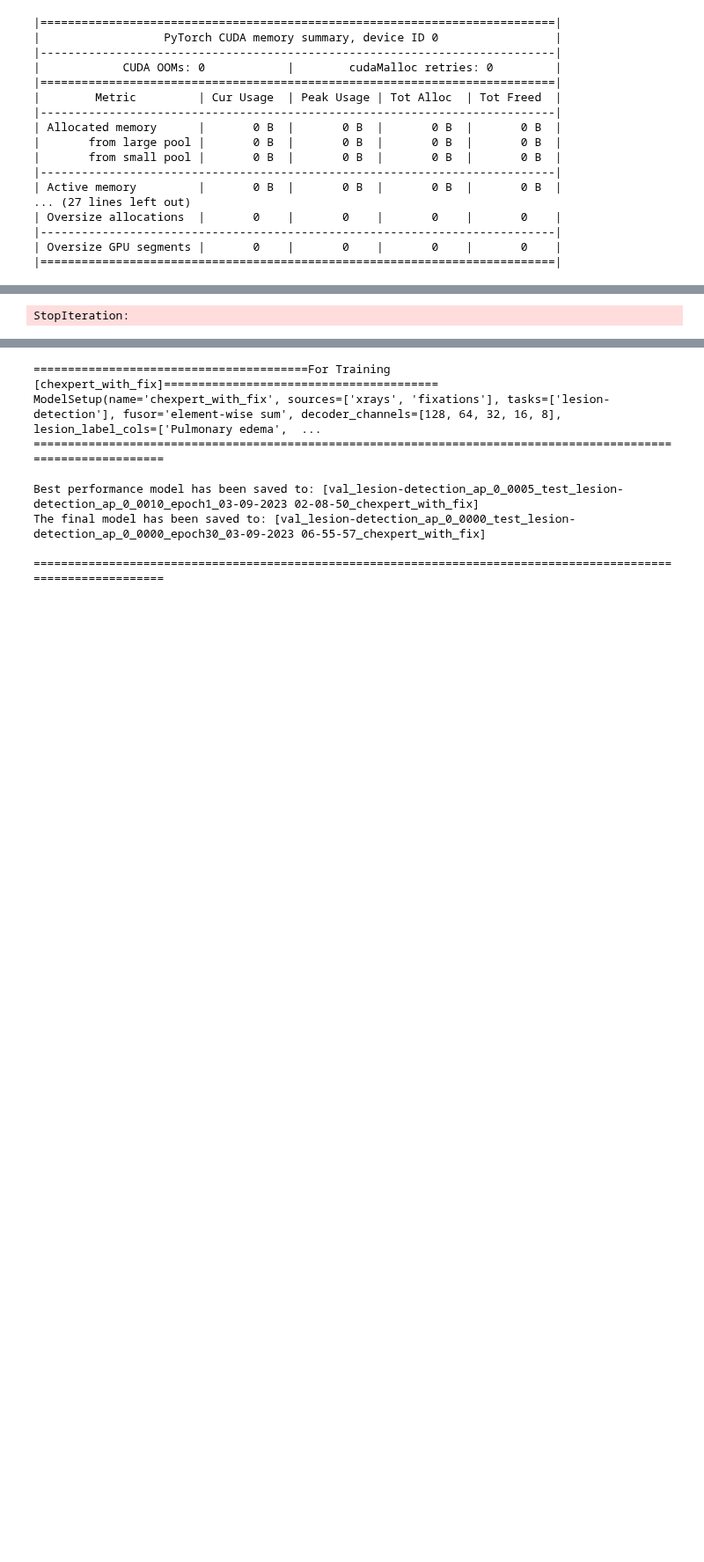
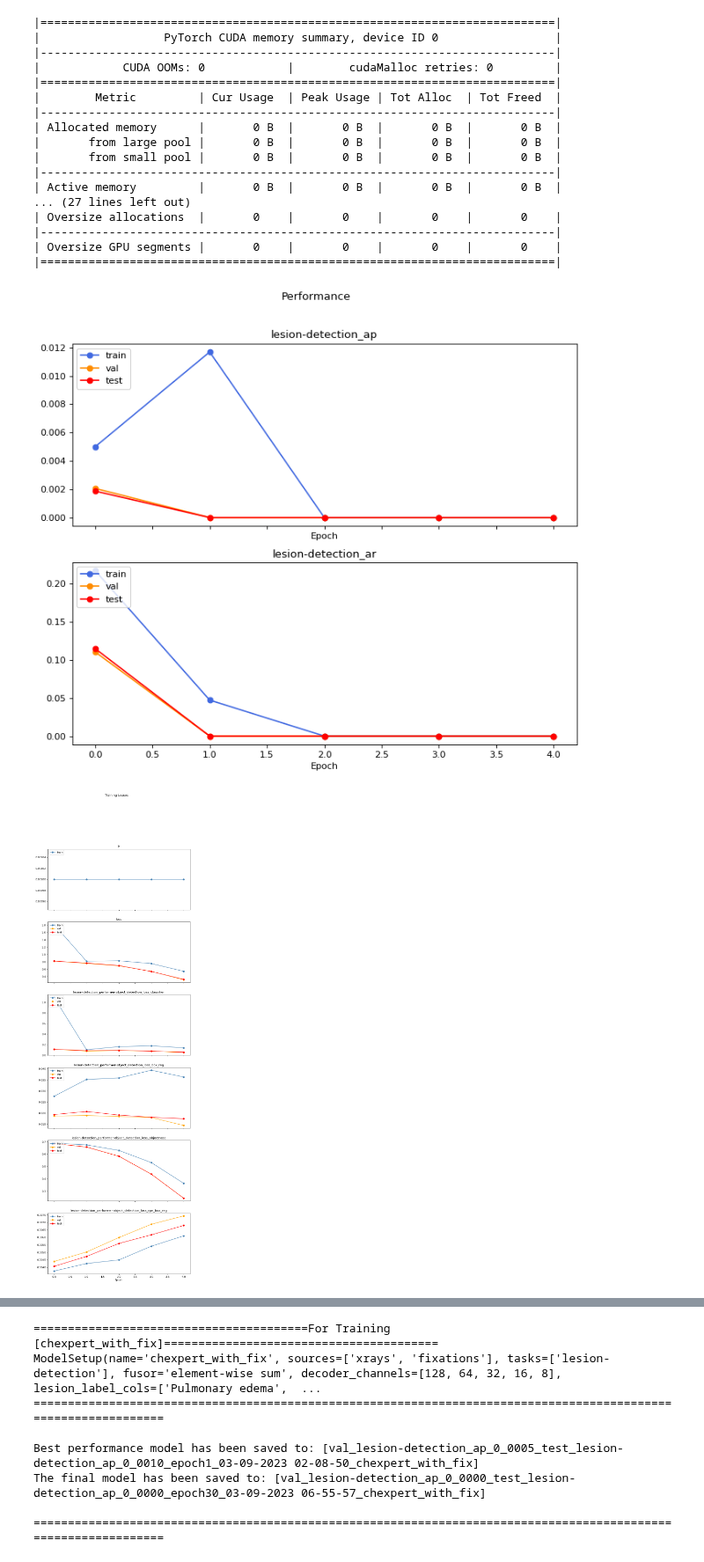
Before and after one commit to ChihchengHsieh/MIMIC-Eye-applications, a Jupyter notebook: [dev] andre_training.ipynb, the cells around one changed output, grey strips where cells are left out. Shown at 88% size. Saved outputs shown, nothing was run; the diff lists cells and outputs as text; code cells hidden in the pictures; blank space fills up the shorter version.

Commit message:
try a long training.

```diff
--- a/[dev] andre_training.ipynb
+++ b/[dev] andre_training.ipynb
@@ -84,7 +84,7 @@ common_args = {
     # "performance_standard_metric": "ap",
     "decoder_channels": [128, 64, 32, 16, 8],
     "optimiser": "sgd",
-    "lr": 1e-3,  # should multiply by 8 or just use 1e-2, to test if it will explode.
+    "lr": 1e-2,  # should multiply by 8 or just use 1e-2, to test if it will explode.
     "batch_size": 64,
     "weight_decay": 1e-9,  # 1E-5
     # "pretrained": True,
@@ -100,8 +100,8 @@ common_args = {
     "use_mask": False,
     "gt_in_train_till": 0,
     "box_head_dropout_rate": 0,
-    "model_warmup_epochs": 20,
-    "loss_warmup_epochs": 10,
+    "model_warmup_epochs": 0,
+    "loss_warmup_epochs": 0,
     "measure_test": True,
 }
 
@@ -157,16 +157,16 @@ mobilenet_args = {
 }
 # %%
 all_model_setups = [
-    # ModelSetup(
-    #     name="chexpert_with_fix",
-    #     **lesion_detection_best_args,
-    #     **mobilenet_args,
-    #     **small_model_args,
-    #     **common_args,
-    #     **with_fix_args
-    # ),
     ModelSetup(
-        name="chexpert_without_fix",
+        name="lesion_dsetection_with_fixation_input",
+        **lesion_detection_best_args,
+        **mobilenet_args,
+        **small_model_args,
+        **common_args,
+        **with_fix_args
+    ),
+    ModelSetup(
+        name="lesion_detection_baseline",
         **lesion_detection_best_args,
         **mobilenet_args,
         **small_model_args,
@@ -289,8 +289,8 @@ for setup in all_model_setups:
             setup=setup,
             model=model,
             optimizer=optimizer,
-            # data_loader=train_dataloader,
-            data_loader=test_dataloader,
+            data_loader=train_dataloader,
+            # data_loader=test_dataloader,
             device=device,
             epoch=train_info.epoch,
             print_freq=10,
@@ -430,30 +430,32 @@ for setup in all_model_setups:
                 optim=optimizer,
                 test_dataloader=test_dataloader,
                 test_coco=test_coco,
                 iou_types=iou_types,
                 score_thres=None,
                 dynamic_weight=dynamic_loss_weight,
             )
 
     train_info = end_train(
         setup=setup,
         train_info=train_info,
         model=model,
         optim=optimizer,
         eval_params_dict=eval_params_dict,
         last_val_performance=train_info.performance["val"][-1][
             setup.performance_standard_task
         ][setup.performance_standard_metric],
         test_dataloader=test_dataloader,
         device=device,
         test_coco=test_coco,
         iou_types=iou_types,
         score_thres=None,
         dynamic_weight=dynamic_loss_weight,
     )
 
     train_infos.append(train_info)
 
 # TODO: allow for any kind of pipeline.
 ## bb is not resized
 # %% [output]
+[figure, added]
+[figure, added]
@@ -477 +474,0 @@ tensor(0.0490, device='cuda:0', dtype=torch.float64, grad_fn=<DivBackward0>)
-StopIteration:
```
Also changed, not shown: parts of 15 cells of this notebook, 1 other file.
